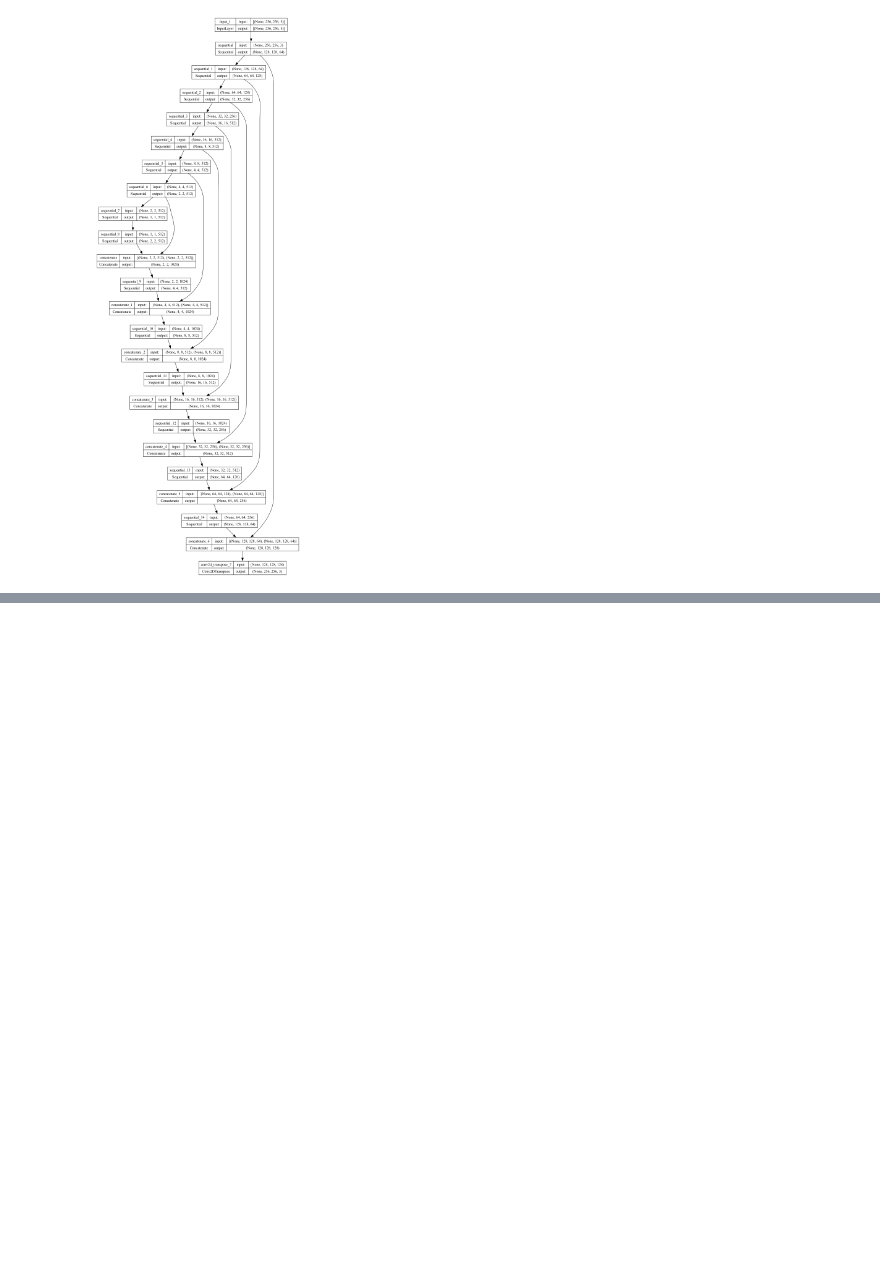
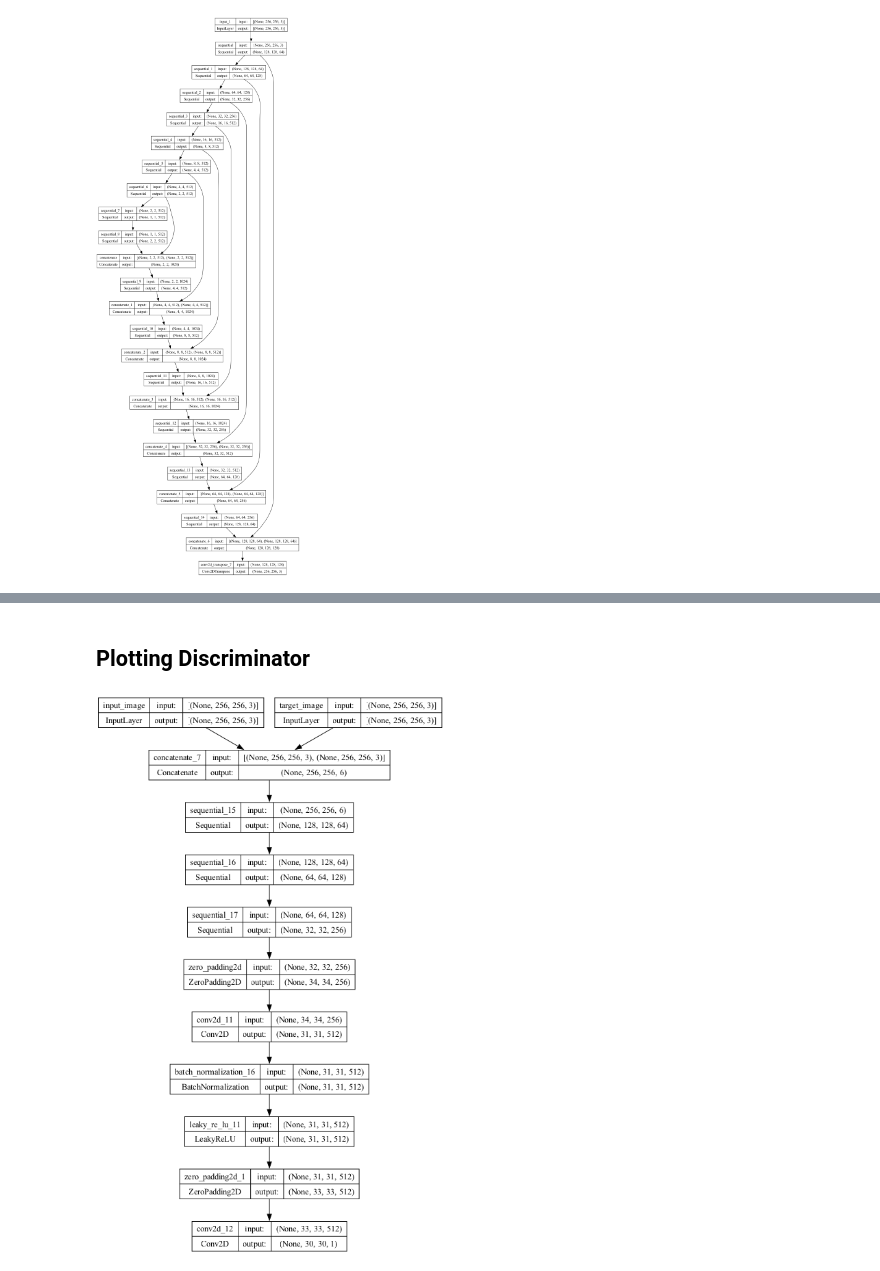
Before and after one commit to GUILN/computer-vision, a Jupyter notebook: implementations/pix2pix_lung_cancer/notebooks/inspect_gan_network.ipynb, the cells around one changed output, grey strips where cells are left out. Drawn from its saved outputs; the diff is of its cells as text; code cells hidden in the pictures; blank space fills up the shorter version.

Commit message:
discriminator

```diff
--- a/implementations/pix2pix_lung_cancer/notebooks/inspect_gan_network.ipynb
+++ b/implementations/pix2pix_lung_cancer/notebooks/inspect_gan_network.ipynb
@@ -38,0 +39,9 @@ WARNING:matplotlib.image:Clipping input data to the valid range for imshow with
+# %% [markdown]
+## Plotting Discriminator
+# %%
+from gan_network.discriminator import Discriminator
+
+discriminator = Discriminator()
+tf.keras.utils.plot_model(discriminator, to_file='discriminator.png', show_shapes=True, dpi=64)
+# %% [output]
+[figure, added]
```
Also changed, not shown: parts of 2 cells of this notebook, 3 other files.
